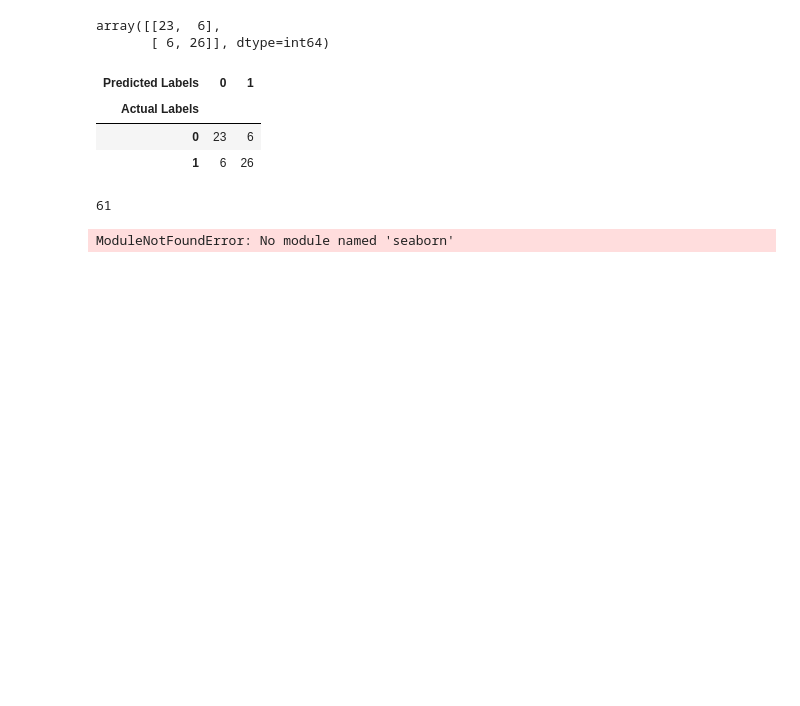
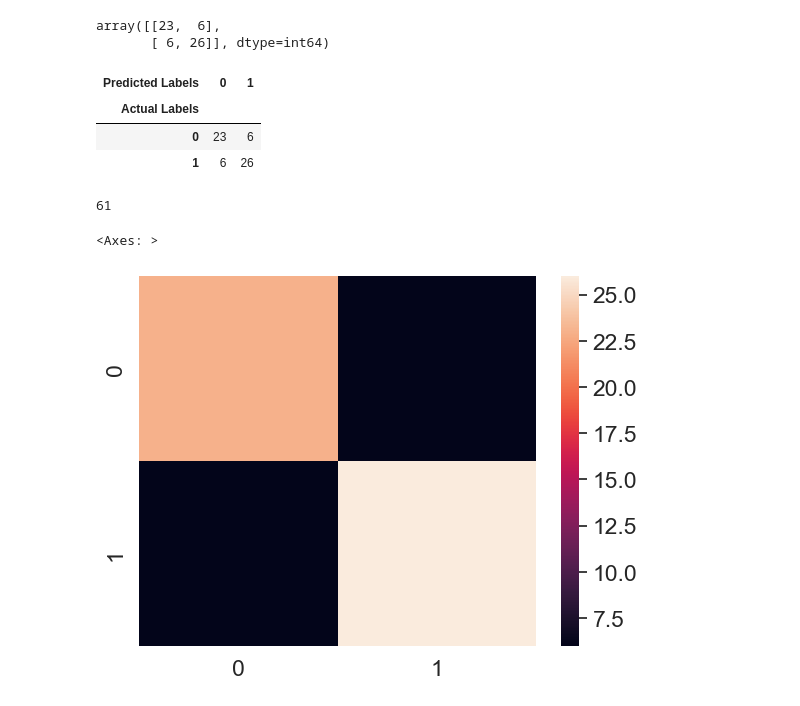
Before and after one commit to DilunVass/ML_Tutotial, a Jupyter notebook: introduction_to_scikit_learn.ipynb, the cells around one changed output. Saved outputs shown, nothing was run; the diff lists cells and outputs as text; code cells hidden in the pictures; blank space fills up the shorter version.

```diff
--- a/introduction_to_scikit_learn.ipynb
+++ b/introduction_to_scikit_learn.ipynb
@@ -1267,15 +1267,15 @@ len(x_test)
 # %%
 # Make our confusion matrix more visual with Seaborn's heatmap()
 import seaborn as sns
 
 # Set the font scale
 sns.set(font_scale=1.5)
 
 # Create a confusion matrix
 con_mat = confusion_matrix(y_test, y_preds)
 
 # Plot it using Seaborn
-import seaborn as sns
-sns.heatmap(con_mat, annot=True)
+sns.heatmap(con_mat)
 # %% [output]
-ModuleNotFoundError: No module named 'seaborn'
+<Axes: >
+[figure, added]
```
Also changed, not shown: parts of 12 cells of this notebook, 2 other files.
